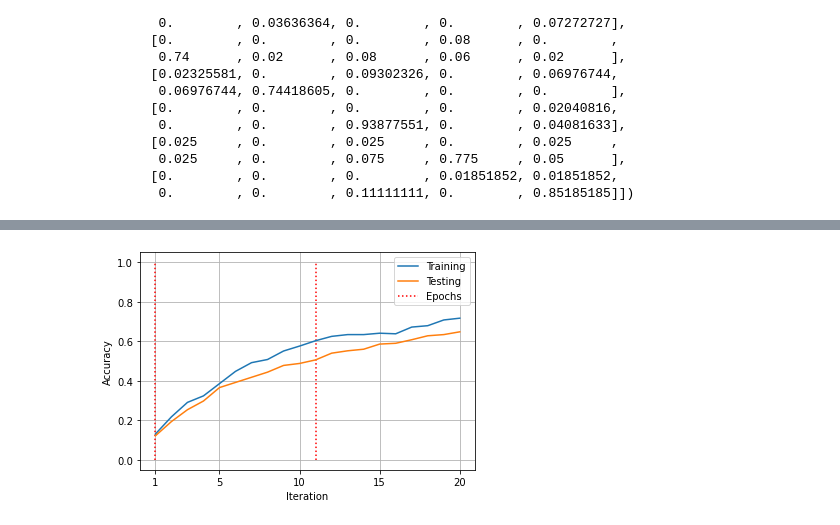
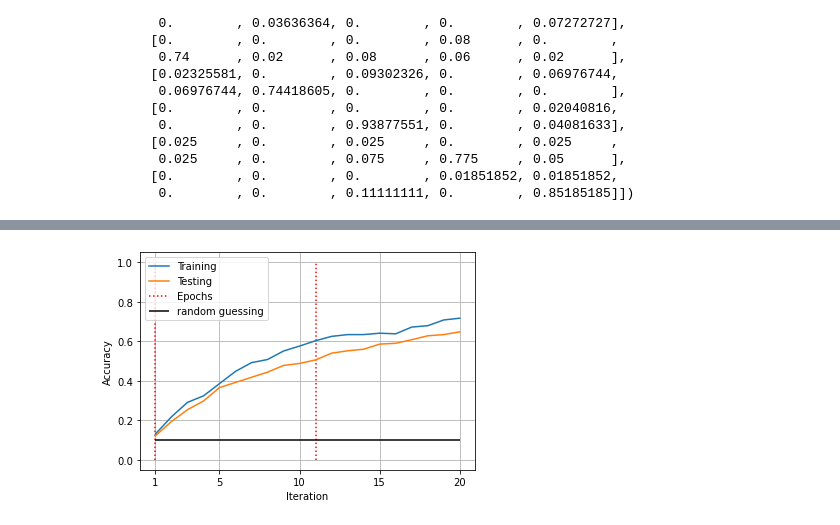
Before and after one commit to moritzlauff/thesis_programming, a Jupyter notebook: code_tests/MNIST_test.ipynb, the cells around one changed output, grey strips where cells are left out. Saved outputs shown, nothing was run; the diff lists cells and outputs as text; code cells hidden in the pictures.

Commit message:
vertical line added for comparison

```diff
--- a/code_tests/MNIST_test.ipynb
+++ b/code_tests/MNIST_test.ipynb
@@ -279,6 +279,7 @@ for epoch in range(2):                                             # change to e
 nn_plot_iter_acc(train_acc.acc,
                  test_acc.acc,
                  iteration_list,
+                 mean_comparison = 1 / y_train.shape[1],
                  works = True)
 # %% [output]
 Epoch 1/2
@@ -289,13 +290,13 @@ Overall calculation took 5.822842359542847 seconds.
 Model: "sequential"
 _________________________________________________________________
 Layer (type)                 Output Shape              Param #
 =================================================================
 dense (Dense)                (None, 128)               100480
 _________________________________________________________________
 dense_1 (Dense)              (None, 128)               16512
 ... (7 lines left out)
 Total params: 127,658
 Trainable params: 127,658
 Non-trainable params: 0
 _________________________________________________________________
-[figure, old version]
+[figure, new version]
```
Also changed, not shown: parts of 5 cells of this notebook, 1 other file.
